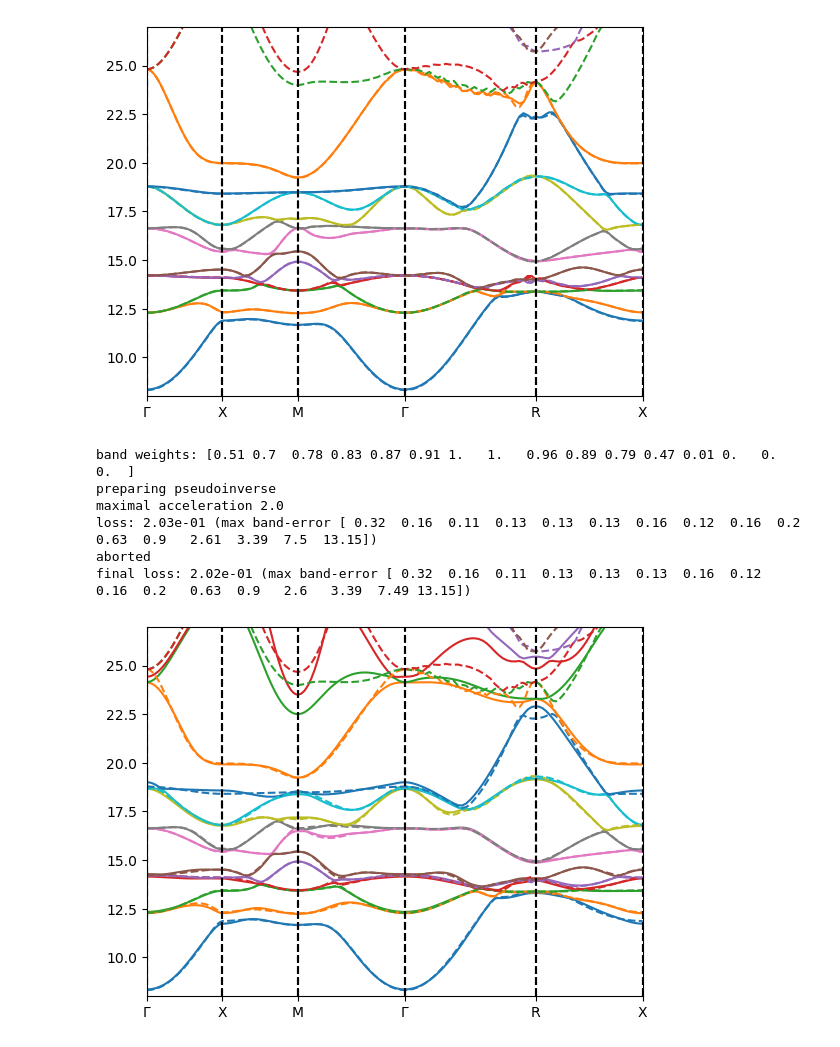
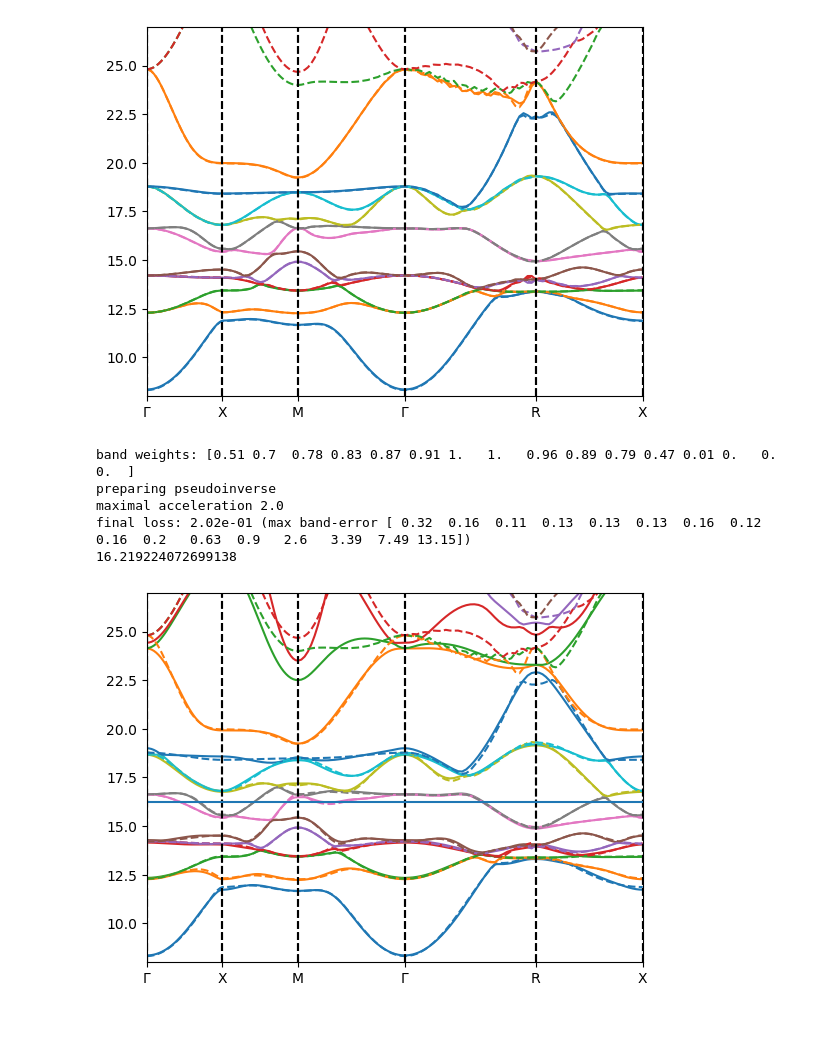
Before and after one commit to redweasel/tight-binding, a Jupyter notebook: notebooks/SlaterKosterTightBinding.ipynb, the cells around one changed output. Cells and saved outputs as stored; diff of their text form; code cells hidden in the pictures.

```diff
--- a/notebooks/SlaterKosterTightBinding.ipynb
+++ b/notebooks/SlaterKosterTightBinding.ipynb
@@ -113,28 +113,34 @@ plt.show()
 # %% [output]
 [figure]
 # %%
-#tb_nitinol = BandStructureModel.load("bruinsma_niti.json")
+tb_nitinol = BandStructureModel.load("bruinsma_improved.json")
 #tb_nitinol.params[0] += np.eye(len(tb_nitinol.params[0])) * 7.1
 band_weights = np.exp(-np.mean(ref_bands2[:,8:] - fermi_energy2, axis=0)**2/2 / 4.0**2)
 band_weights[12:] *= 0.1
 print("band weights:", band_weights)
-tb_nitinol.optimize(k_smpl2, 1, ref_bands2[:,8:], band_weights, 0, 100, 1, max_accel_global=2.0, use_pinv=True, keep_zeros=True)
+tb_nitinol.optimize(k_smpl2, 1, ref_bands2[:,8:], band_weights, 0, 0, 1, max_accel_global=2.0, use_pinv=True, keep_zeros=True)
+
+import density_of_states as dos
+dos_nitinol = dos.DensityOfStates(tb_nitinol, N=20, ranges=((-0.5, 0.5),)*3, wrap=True)
+fermi_energy = dos_nitinol.fermi_energy(7)
+print(fermi_energy)
+
 path = kpaths.KPath('G').to('X').to('M').to('G').to('R').to('X')
 #interpolator = kpaths.interpolate(k_smpl, ref_bands, Symmetry.none(), method='cubic')
 interpolator2 = kpaths.interpolate(k_smpl2, ref_bands2[:,8:], Symmetry.none(), method='cubic')
 path.plot(tb_nitinol, '-')
 #path.plot(interpolator, '--')
 path.plot(interpolator2, '--')
+plt.axhline(fermi_energy)
 plt.ylim(8, 27)
 plt.show()
 # %% [output]
 band weights: [0.51 0.7  0.78 0.83 0.87 0.91 1.   1.   0.96 0.89 0.79 0.47 0.01 0.   0.   0.  ]
 preparing pseudoinverse
 maximal acceleration 2.0
-loss: 2.03e-01 (max band-error [ 0.32  0.16  0.11  0.13  0.13  0.13  0.16  0.12  0.16  0.2   0.63  0.9   2.61  3.39  7.5  13.15])
-aborted
 final loss: 2.02e-01 (max band-error [ 0.32  0.16  0.11  0.13  0.13  0.13  0.16  0.12  0.16  0.2   0.63  0.9   2.6   3.39  7.49 13.15])
+16.219224072699138
-[figure, old version]
+[figure, new version]
 # %%
 #tb_nitinol.save("bruinsma_improved.json")
 # %%
```
Also changed, not shown: parts of 5 cells of this notebook, 4 other files.
